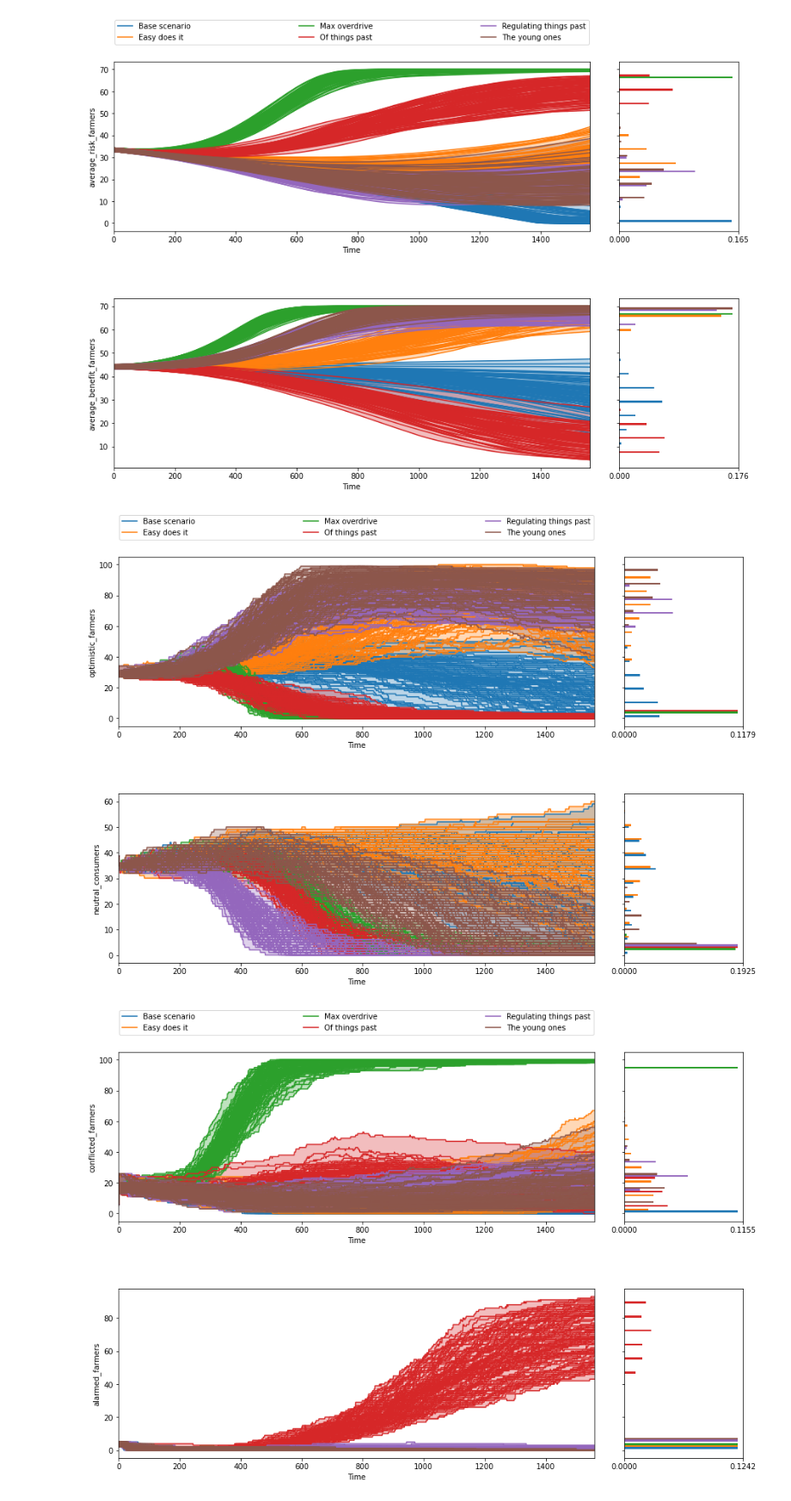
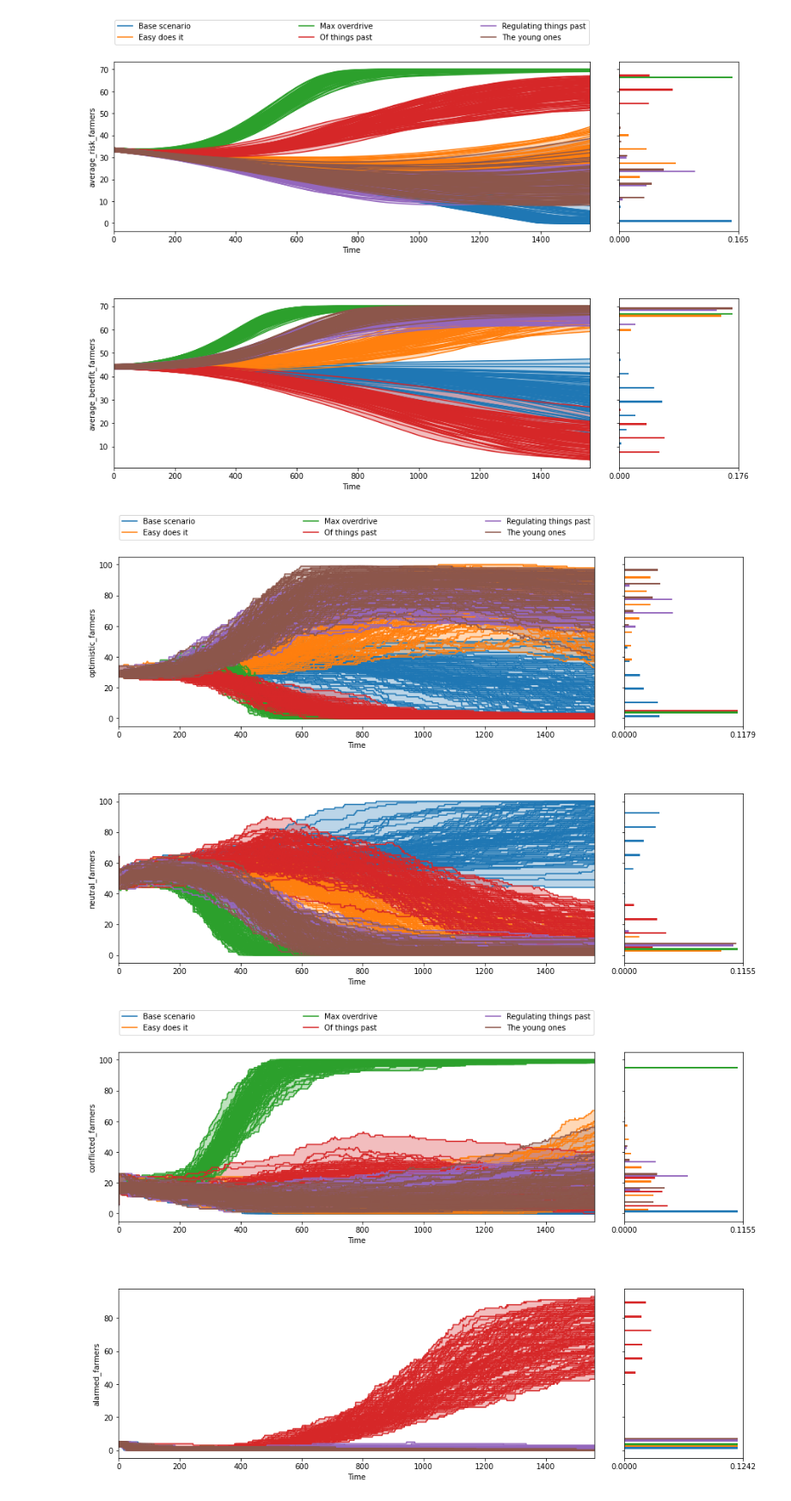
Before and after one commit to lvreedenburgh/Risk-Benefit-Model, a Jupyter notebook: Deep_uncertainty_analysis_more.ipynb, the cells around one changed output. Shown at 86% size. Drawn from its saved outputs; the diff is of its cells as text; code cells hidden in the pictures.

Commit message:
Update plots

```diff
--- a/Deep_uncertainty_analysis_more.ipynb
+++ b/Deep_uncertainty_analysis_more.ipynb
@@ -395,22 +395,22 @@ plt.show()
 # %%
 experiments_to_show = np.arange(0, all_experiments.shape[0], 1)
 
 fig, ax = plotting.lines(all_experiments,
                          all_outcomes,
                          outcomes_to_show=['optimistic_farmers',
-                                           'neutral_consumers'],
+                                           'neutral_farmers'],
                          group_by='scenario',
                          show_envelope=True,
                          density=plotting.Density.HIST,
                          titles=None,
                          experiments_to_show=experiments_to_show,
                          )
 
 fig.set_figheight(10)
 fig.set_figwidth(15)
 plt.show()
 # %% [output]
-[figure, old version]
+[figure, new version]
 # %%
 experiments_to_show = np.arange(0, all_experiments.shape[0], 1)
 
```
Also changed, not shown: parts of 10 cells of this notebook.
